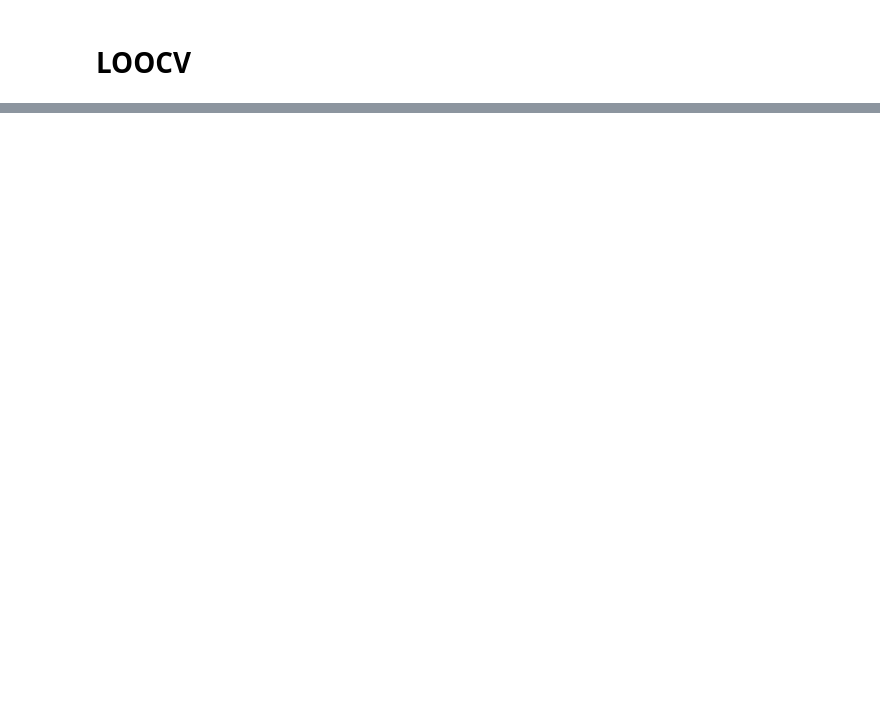
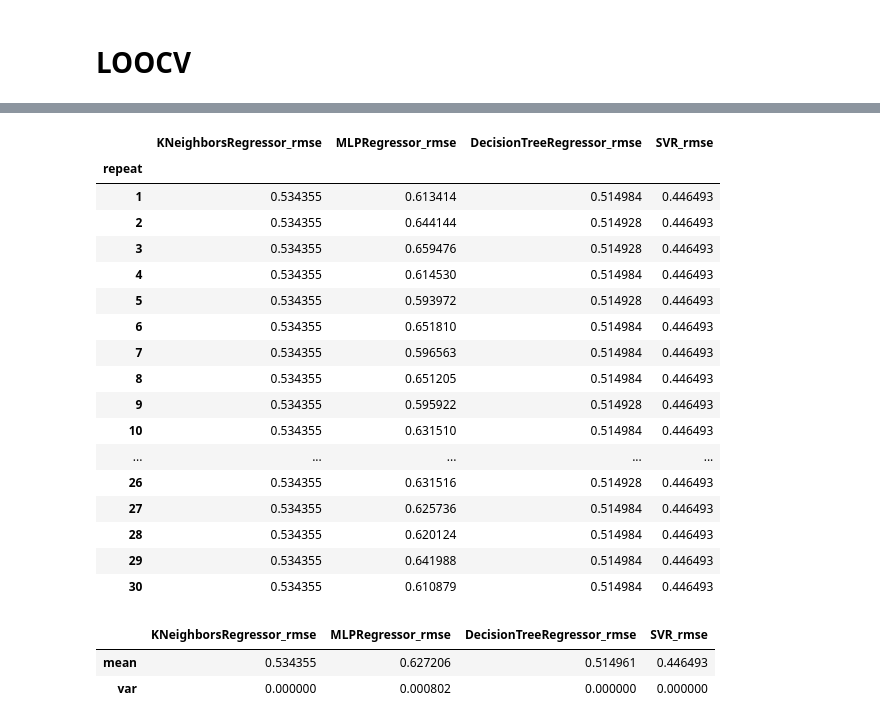
Before and after one commit to mitzy1999/ijs_naloga, a Jupyter notebook: Python_2del.ipynb, the cells around one changed output, grey strips where cells are left out. Cells and saved outputs as stored; diff of their text form; code cells hidden in the pictures; blank space fills up the shorter version.

```diff
--- a/Python_2del.ipynb
+++ b/Python_2del.ipynb
@@ -369,0 +418,3 @@ bootstrap_results
+# %%
+loocv_results = pd.read_csv("loocv_results_python.csv")
+loocv_results
@@ -369,0 +435,36 @@ bootstrap_results
+# %%
+loocv_results[['repeat',
+              'KNeighborsRegressor_rmse',
+              'MLPRegressor_rmse',
+              'DecisionTreeRegressor_rmse',
+              'SVR_rmse']].groupby('repeat').agg('mean')
+# %% [output]
+|  | KNeighborsRegressor_rmse | MLPRegressor_rmse | DecisionTreeRegressor_rmse | SVR_rmse |
+| repeat |  |  |  |  |
+| 1 | 0.534355 | 0.613414 | 0.514984 | 0.446493 |
+| 2 | 0.534355 | 0.644144 | 0.514928 | 0.446493 |
+| 3 | 0.534355 | 0.659476 | 0.514928 | 0.446493 |
+| 4 | 0.534355 | 0.614530 | 0.514984 | 0.446493 |
+| 5 | 0.534355 | 0.593972 | 0.514928 | 0.446493 |
+| 6 | 0.534355 | 0.651810 | 0.514984 | 0.446493 |
+| 7 | 0.534355 | 0.596563 | 0.514984 | 0.446493 |
+| 8 | 0.534355 | 0.651205 | 0.514984 | 0.446493 |
+| 9 | 0.534355 | 0.595922 | 0.514928 | 0.446493 |
+| 10 | 0.534355 | 0.631510 | 0.514984 | 0.446493 |
+| ... | ... | ... | ... | ... |
+| 26 | 0.534355 | 0.631516 | 0.514928 | 0.446493 |
+| 27 | 0.534355 | 0.625736 | 0.514984 | 0.446493 |
+| 28 | 0.534355 | 0.620124 | 0.514984 | 0.446493 |
+| 29 | 0.534355 | 0.641988 | 0.514984 | 0.446493 |
+| 30 | 0.534355 | 0.610879 | 0.514984 | 0.446493 |
+# %%
+loocv_results = loocv_results[['repeat',
+                               'KNeighborsRegressor_rmse',
+                               'MLPRegressor_rmse',
+                               'DecisionTreeRegressor_rmse',
+                               'SVR_rmse']].groupby('repeat').agg('mean').agg(['mean', 'var']).round(6)
+loocv_results
+# %% [output]
+|  | KNeighborsRegressor_rmse | MLPRegressor_rmse | DecisionTreeRegressor_rmse | SVR_rmse |
+| mean | 0.534355 | 0.627206 | 0.514961 | 0.446493 |
+| var | 0.000000 | 0.000802 | 0.000000 | 0.000000 |
```
Also changed, not shown: parts of 18 cells of this notebook, 4 other files.
